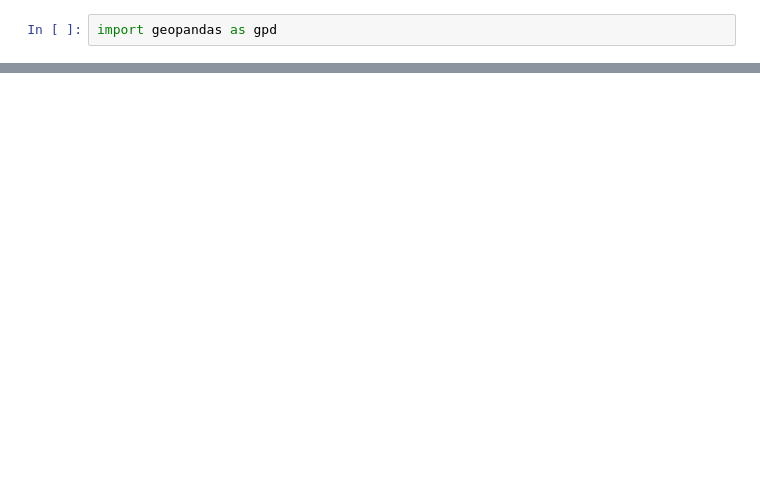
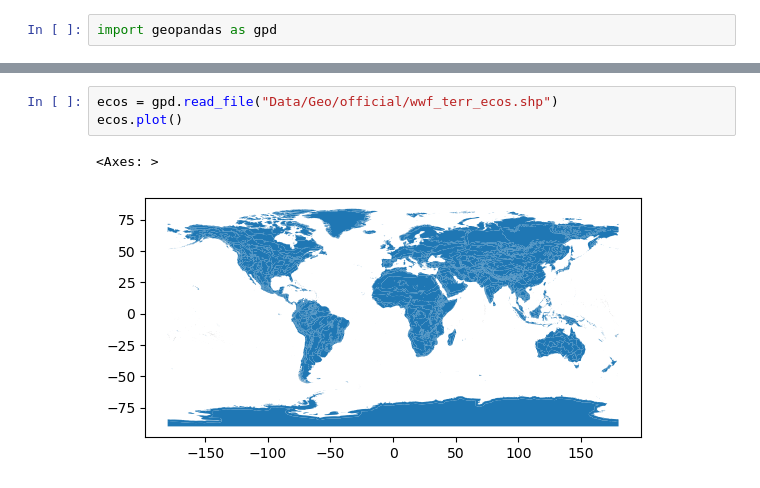
Before and after one commit to SantiRimedio/Tesina, a Jupyter notebook: Muestreo_estratificado.ipynb, the cells around one changed output, grey strips where cells are left out. Saved outputs shown, nothing was run; the diff lists cells and outputs as text; blank space fills up the shorter version.

```diff
--- a/Muestreo_estratificado.ipynb
+++ b/Muestreo_estratificado.ipynb
@@ -18,0 +3,6 @@ gpd.read_file("/Users/santi/Downloads/official/wwf_terr_ecos.shp")
+# %%
+ecos = gpd.read_file("Data/Geo/official/wwf_terr_ecos.shp")
+ecos.plot()
+# %% [output]
+<Axes: >
+[figure, added]
```
Also changed, not shown: parts of 5 cells of this notebook, 4 other files.
